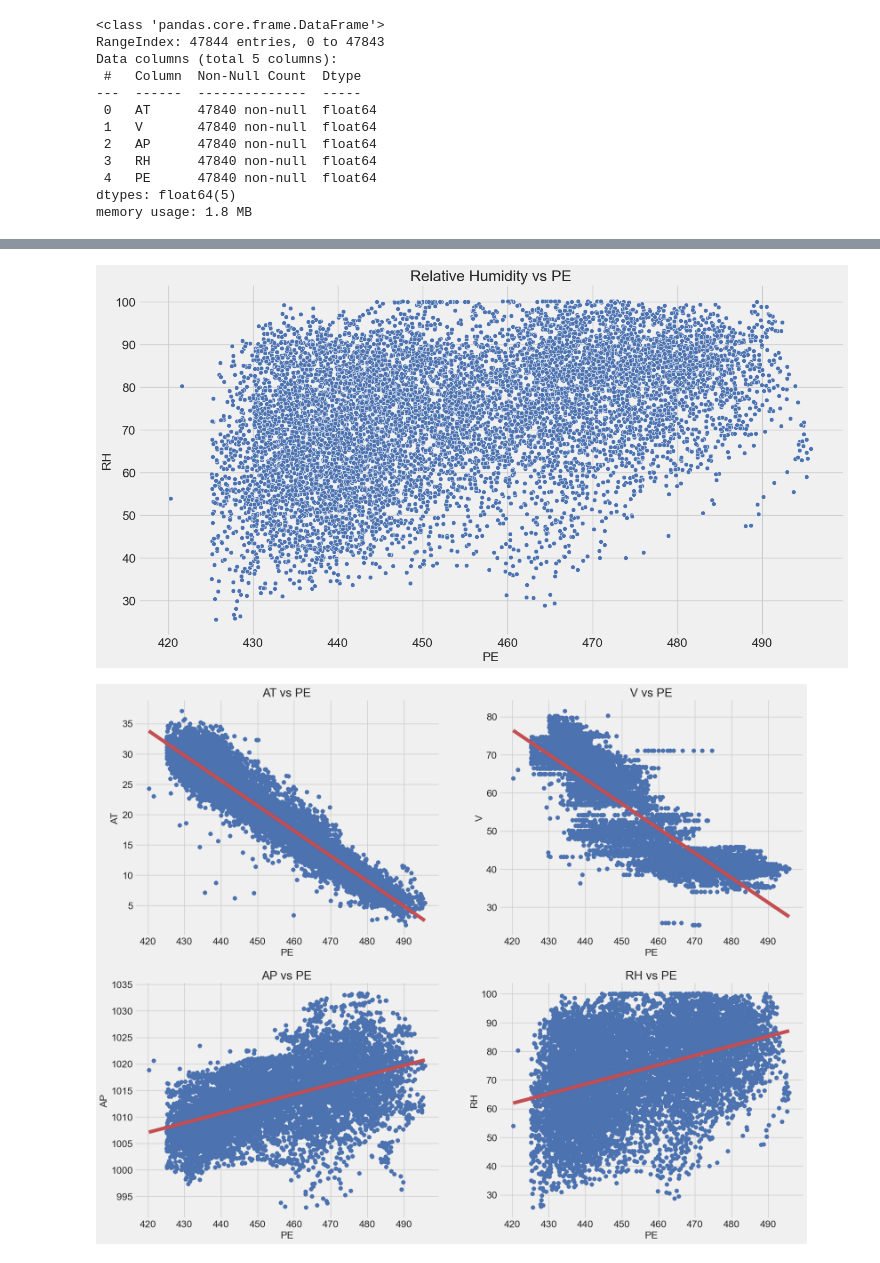
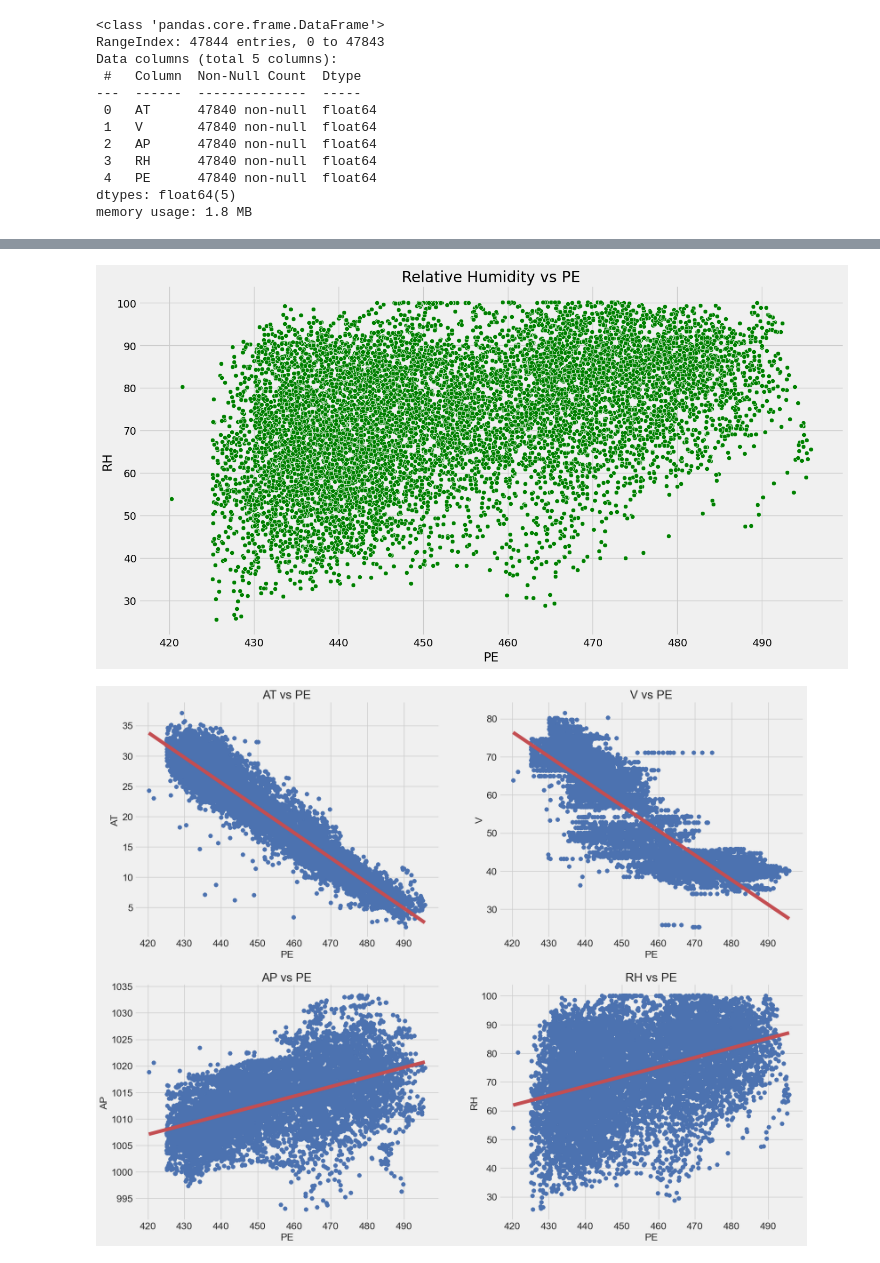
Before and after one commit to Abdelrahman898/e2e_ds_projec, a Jupyter notebook: notebooks/01_analysis.ipynb, the cells around one changed output, grey strips where cells are left out. Saved outputs shown, nothing was run; the diff lists cells and outputs as text; code cells hidden in the pictures.

```diff
--- a/notebooks/01_analysis.ipynb
+++ b/notebooks/01_analysis.ipynb
@@ -93,11 +97,11 @@ plt.show()
 # %%
 plt.style.use('fivethirtyeight')
 plt.figure(figsize=(15, 8))
-sns.scatterplot(x="PE", y="RH", data=df,legend=False,color='b').set(title="Relative Humidity vs PE")
+sns.scatterplot(x="PE", y="RH", data=df,legend=False,color='g').set(title="Relative Humidity vs PE")
 sns.despine()
 plt.show()
 # %% [output]
-[figure, old version]
+[figure, new version]
 # %%
 # check the linearization of the data
 plt.style.use('fivethirtyeight')
```
Also changed, not shown: parts of 2 cells of this notebook, 1 other file.
